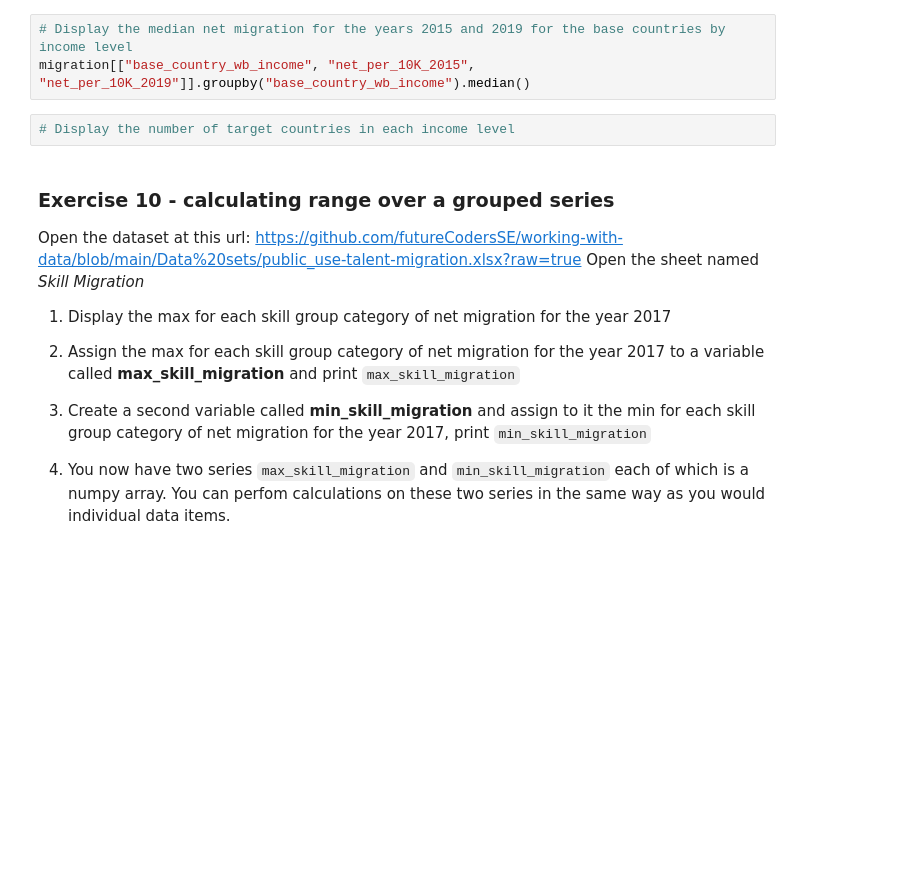
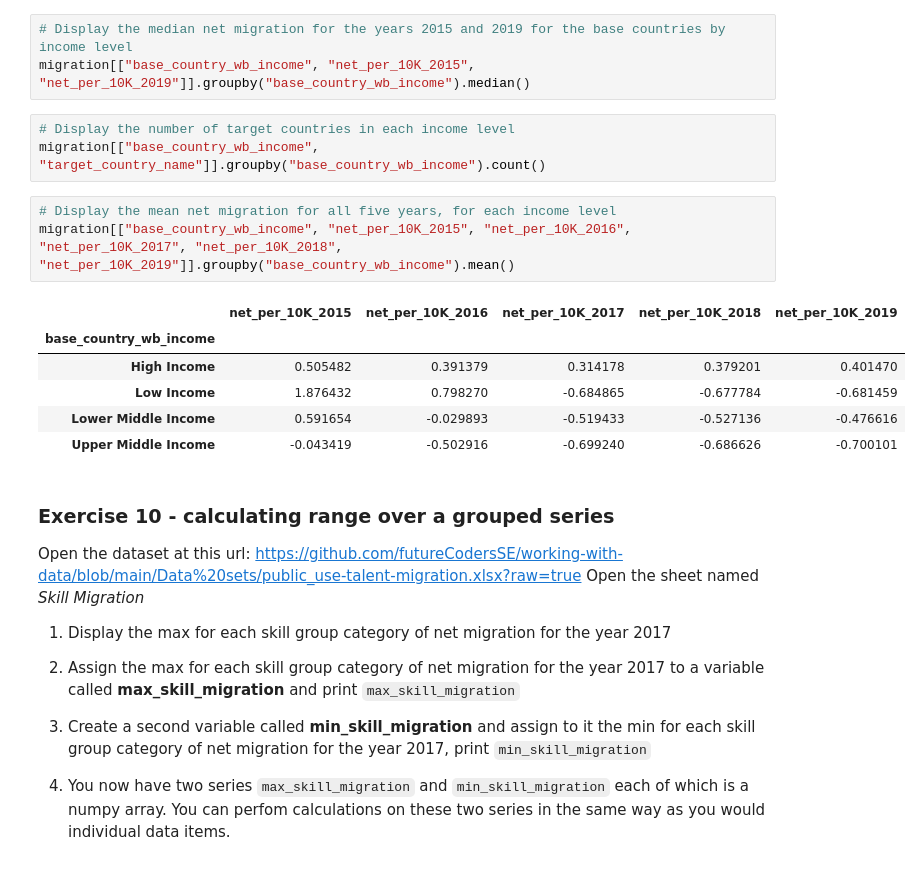
Before and after one commit to Zitha74/Data-Py-Analysis, a Jupyter notebook: Copy_of_Describing_data.ipynb, the cells around one changed output. Cells and saved outputs as stored; diff of their text form; blank space fills up the shorter version.

```diff
--- a/Copy_of_Describing_data.ipynb
+++ b/Copy_of_Describing_data.ipynb
@@ -642,6 +656,17 @@ migration[["net_per_10K_2015", "net_per_10K_2016", "net_per_10K_2017", "net_per_
 migration[["base_country_wb_income", "net_per_10K_2015", "net_per_10K_2019"]].groupby("base_country_wb_income").median()
 # %%
 # Display the number of target countries in each income level
+migration[["base_country_wb_income", "target_country_name"]].groupby("base_country_wb_income").count()
+# %%
+# Display the mean net migration for all five years, for each income level
+migration[["base_country_wb_income", "net_per_10K_2015", "net_per_10K_2016", "net_per_10K_2017", "net_per_10K_2018", "net_per_10K_2019"]].groupby("base_country_wb_income").mean()
+# %% [output]
+|  | net_per_10K_2015 | net_per_10K_2016 | net_per_10K_2017 | net_per_10K_2018 | net_per_10K_2019 |
+| base_country_wb_income |  |  |  |  |  |
+| High Income | 0.505482 | 0.391379 | 0.314178 | 0.379201 | 0.401470 |
+| Low Income | 1.876432 | 0.798270 | -0.684865 | -0.677784 | -0.681459 |
+| Lower Middle Income | 0.591654 | -0.029893 | -0.519433 | -0.527136 | -0.476616 |
+| Upper Middle Income | -0.043419 | -0.502916 | -0.699240 | -0.686626 | -0.700101 |
 # %% [markdown]
 ### Exercise 10 - calculating range over a grouped series
 
```
Also changed, not shown: parts of 1 cell of this notebook.
